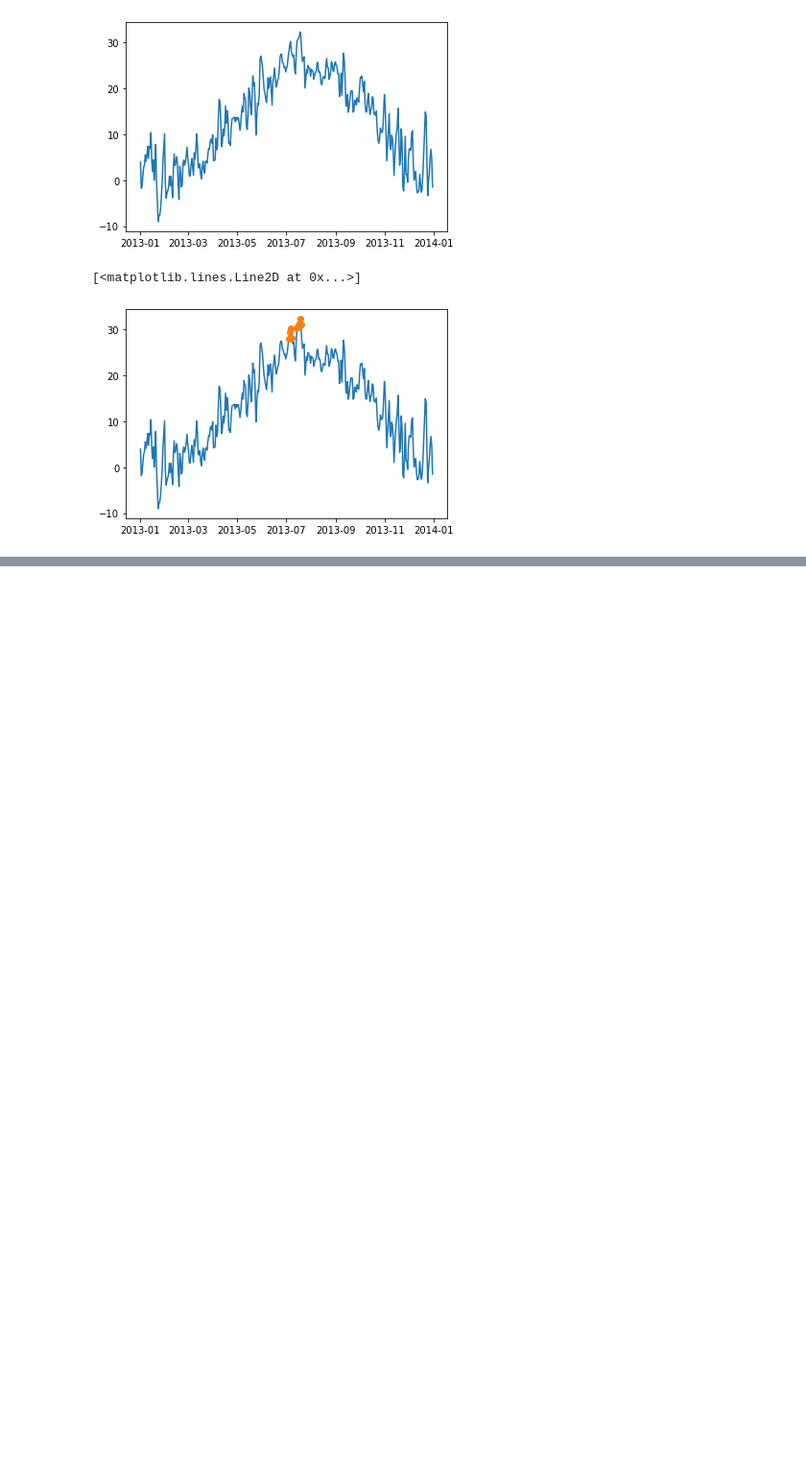
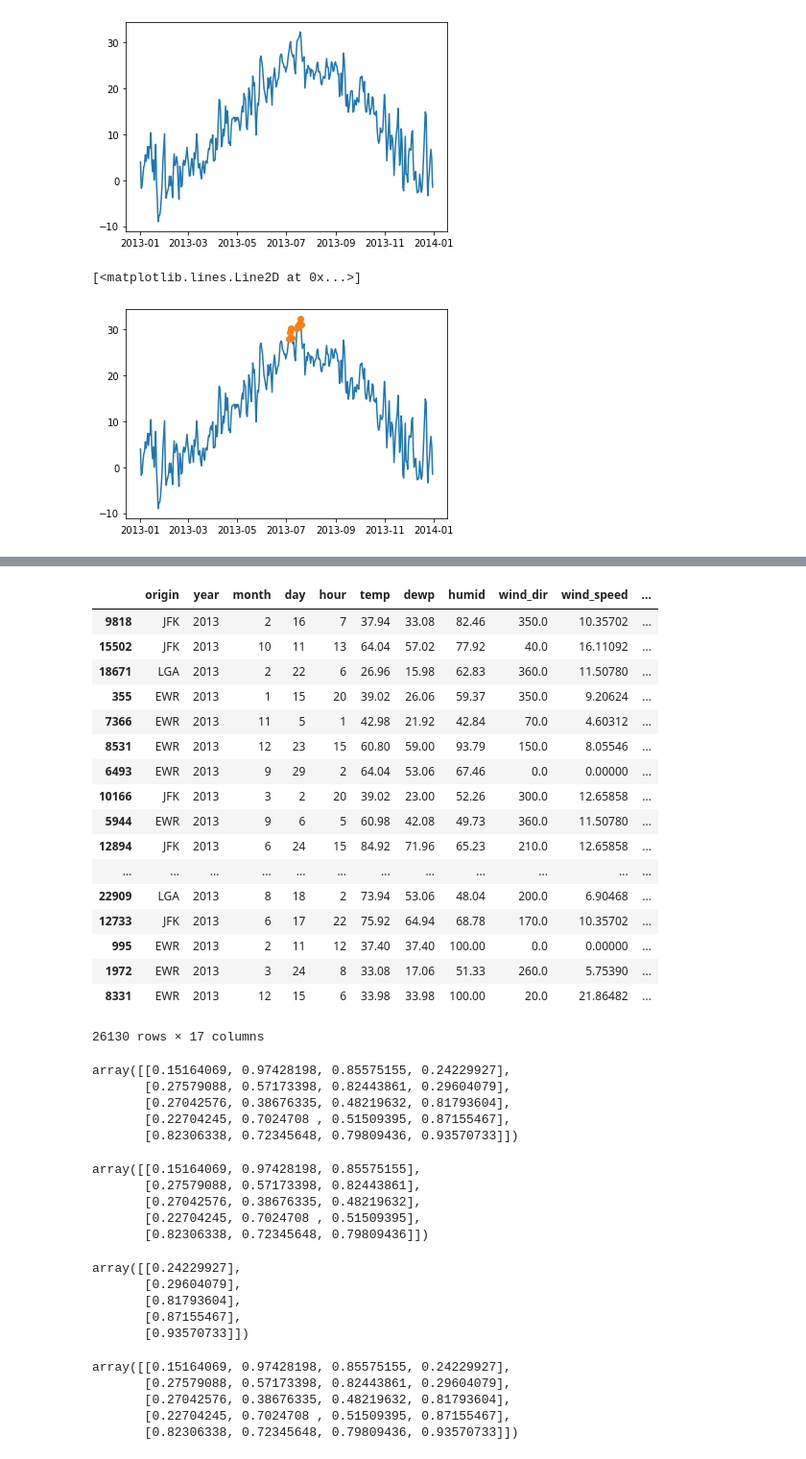
Before and after one commit to pstorozenko/ONPW2019-DataScience, a Jupyter notebook: Dzień3/Rozwiazania.ipynb, the cells around one changed output, grey strips where cells are left out. Shown: that part at 96% size. Saved outputs shown, nothing was run; the diff lists cells and outputs as text; code cells hidden in the pictures; blank space fills up the shorter version.

```diff
--- a/Dzień3/Rozwiazania.ipynb
+++ b/Dzień3/Rozwiazania.ipynb
@@ -218,0 +229,21 @@ plt.plot(temp_max.index, temp_max.tempC, ' o')
+# %%
+weather.sample(frac=1)
+# %% [output]
+|  | origin | year | month | day | hour | temp | dewp | humid | wind_dir | wind_speed | ... |
+| 9818 | JFK | 2013 | 2 | 16 | 7 | 37.94 | 33.08 | 82.46 | 350.0 | 10.35702 | ... |
+| 15502 | JFK | 2013 | 10 | 11 | 13 | 64.04 | 57.02 | 77.92 | 40.0 | 16.11092 | ... |
+| 18671 | LGA | 2013 | 2 | 22 | 6 | 26.96 | 15.98 | 62.83 | 360.0 | 11.50780 | ... |
+| 355 | EWR | 2013 | 1 | 15 | 20 | 39.02 | 26.06 | 59.37 | 350.0 | 9.20624 | ... |
+| 7366 | EWR | 2013 | 11 | 5 | 1 | 42.98 | 21.92 | 42.84 | 70.0 | 4.60312 | ... |
+| 8531 | EWR | 2013 | 12 | 23 | 15 | 60.80 | 59.00 | 93.79 | 150.0 | 8.05546 | ... |
+| 6493 | EWR | 2013 | 9 | 29 | 2 | 64.04 | 53.06 | 67.46 | 0.0 | 0.00000 | ... |
+| 10166 | JFK | 2013 | 3 | 2 | 20 | 39.02 | 23.00 | 52.26 | 300.0 | 12.65858 | ... |
+| 5944 | EWR | 2013 | 9 | 6 | 5 | 60.98 | 42.08 | 49.73 | 360.0 | 11.50780 | ... |
+| 12894 | JFK | 2013 | 6 | 24 | 15 | 84.92 | 71.96 | 65.23 | 210.0 | 12.65858 | ... |
+| ... | ... | ... | ... | ... | ... | ... | ... | ... | ... | ... | ... |
+| 22909 | LGA | 2013 | 8 | 18 | 2 | 73.94 | 53.06 | 48.04 | 200.0 | 6.90468 | ... |
+| 12733 | JFK | 2013 | 6 | 17 | 22 | 75.92 | 64.94 | 68.78 | 170.0 | 10.35702 | ... |
+| 995 | EWR | 2013 | 2 | 11 | 12 | 37.40 | 37.40 | 100.00 | 0.0 | 0.00000 | ... |
+| 1972 | EWR | 2013 | 3 | 24 | 8 | 33.08 | 17.06 | 51.33 | 260.0 | 5.75390 | ... |
+| 8331 | EWR | 2013 | 12 | 15 | 6 | 33.98 | 33.98 | 100.00 | 20.0 | 21.86482 | ... |
+26130 rows × 17 columns
@@ -218,0 +252,32 @@ plt.plot(temp_max.index, temp_max.tempC, ' o')
+# %%
+x
+# %% [output]
+array([[0.15164069, 0.97428198, 0.85575155, 0.24229927],
+       [0.27579088, 0.57173398, 0.82443861, 0.29604079],
+       [0.27042576, 0.38676335, 0.48219632, 0.81793604],
+       [0.22704245, 0.7024708 , 0.51509395, 0.87155467],
+       [0.82306338, 0.72345648, 0.79809436, 0.93570733]])
+# %%
+x[:,:3]
+# %% [output]
+array([[0.15164069, 0.97428198, 0.85575155],
+       [0.27579088, 0.57173398, 0.82443861],
+       [0.27042576, 0.38676335, 0.48219632],
+       [0.22704245, 0.7024708 , 0.51509395],
+       [0.82306338, 0.72345648, 0.79809436]])
+# %%
+x[:, 3:]
+# %% [output]
+array([[0.24229927],
+       [0.29604079],
+       [0.81793604],
+       [0.87155467],
+       [0.93570733]])
+# %%
+x
+# %% [output]
+array([[0.15164069, 0.97428198, 0.85575155, 0.24229927],
+       [0.27579088, 0.57173398, 0.82443861, 0.29604079],
+       [0.27042576, 0.38676335, 0.48219632, 0.81793604],
+       [0.22704245, 0.7024708 , 0.51509395, 0.87155467],
+       [0.82306338, 0.72345648, 0.79809436, 0.93570733]])
```
Also changed, not shown: parts of 11 cells of this notebook, 1 other file.
